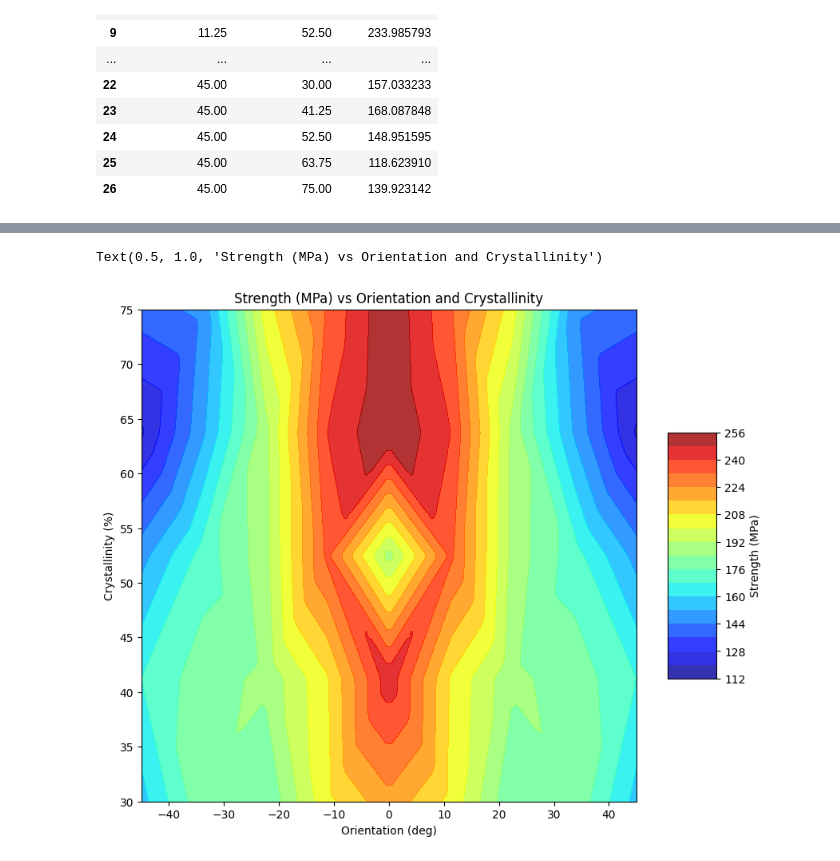
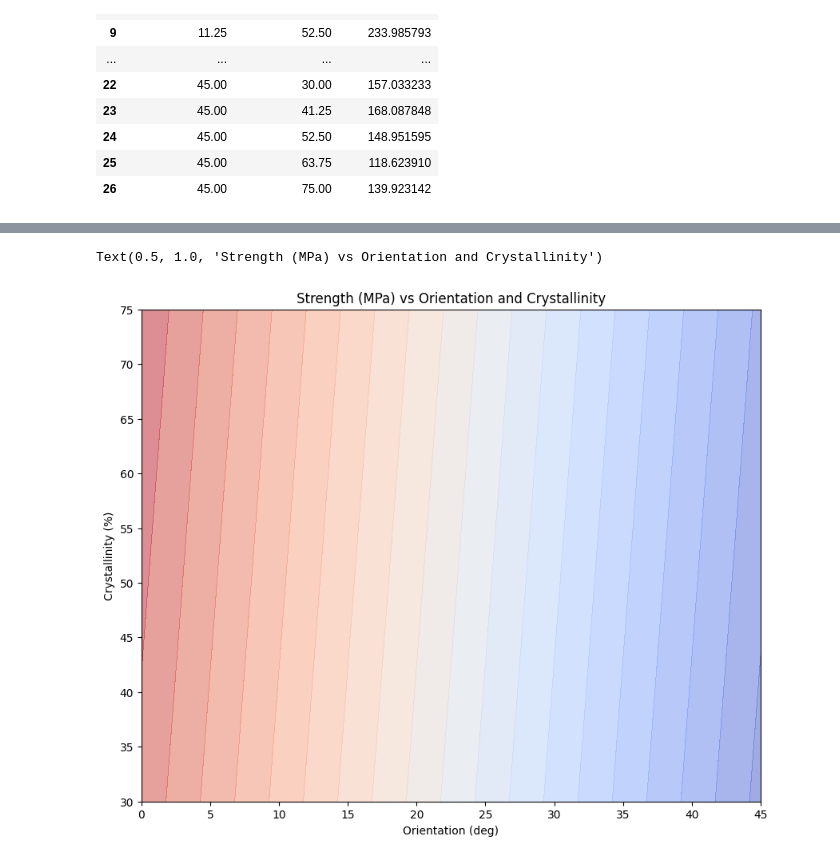
Before and after one commit to djoroya/DIMAT_DATA_CLEAN_AITEX, a Jupyter notebook: scripts/T02_modelling/T08_physical_data.ipynb, the cells around one changed output, grey strips where cells are left out. Drawn from its saved outputs; the diff is of its cells as text; code cells hidden in the pictures.

```diff
--- a/scripts/T02_modelling/T08_physical_data.ipynb
+++ b/scripts/T02_modelling/T08_physical_data.ipynb
@@ -25,11 +25,3 @@ df_physical
 | 24 | 45.00 | 52.50 | 148.951595 |
 | 25 | 45.00 | 63.75 | 118.623910 |
 | 26 | 45.00 | 75.00 | 139.923142 |
-# %%
-# add orientation column negative
-
-df_copy = df_physical.copy()
-df_copy['Orientation (deg)'] = df_copy['Orientation (deg)'].apply(lambda x: -x if x != 0 else x)
-
-# append the original data
-df_physical = pd.concat([df_physical, df_copy], ignore_index=True)
@@ -36,36 +41,51 @@ df_physical = pd.concat([df_physical, df_copy], ignore_index=True)
 # %%
-oirentation   = np.array(df_physical['Orientation (deg)'])
+orientation   = np.array(df_physical['Orientation (deg)'])
 crystallinity = np.array(df_physical['Crystallinity (%)'])
 strength      = np.array(df_physical['Strength (MPa)'])
 
 # plot contourf and scatter
 import matplotlib.pyplot as plt
-from mpl_toolkits.mplot3d import Axes3D
 from matplotlib import cm
-from matplotlib.ticker import LinearLocator, FormatStrFormatter
 from scipy.interpolate import griddata
-from mpl_toolkits.mplot3d import Axes3D
-from matplotlib import cm
-from matplotlib.ticker import LinearLocator, FormatStrFormatter
-from scipy.interpolate import griddata
+
 fig = plt.figure(figsize=(10, 8))
 ax = fig.add_subplot(111)
 # Create grid points
-xi = np.linspace(oirentation.min(), oirentation.max(), 100)
+xi = np.linspace(orientation.min(), orientation.max(), 100)
 yi = np.linspace(crystallinity.min(), crystallinity.max(), 100)
 xi, yi = np.meshgrid(xi, yi)
 # Interpolate the strength values on the grid
 
-zi = griddata((oirentation, crystallinity), strength, (xi, yi), method='linear')
+zi = griddata((orientation, crystallinity), strength, (xi, yi), method='cubic')
+
+# linear regression 2D orientation, crystallinity -> strength
+from sklearn import linear_model
+
+# Prepare the data for linear regression
+X = np.column_stack((orientation, crystallinity))
+y = strength
+# Create a linear regression model
+model = linear_model.LinearRegression()
+# Fit the model
+model.fit(X, y)
+
+# Predict the strength values using the model
+strength_pred = model.predict(np.column_stack((xi.ravel(), yi.ravel())))
+# Reshape the predicted values to match the grid shape
+strength_pred = strength_pred.reshape(xi.shape)
+# Plot the predicted strength values
+ax.contourf(xi, yi, strength_pred, 20, cmap=cm.coolwarm, alpha=0.5)
+
+
 # Plot the surface
-surf = ax.contourf(xi, yi, zi, 20, cmap=cm.jet, alpha=0.8)
+# surf = ax.contourf(xi, yi, zi, 20, cmap=cm.jet, alpha=0.8)
 # Plot the scatter points
 # colorbar
-plt.colorbar(surf, ax=ax, shrink=0.5, aspect=5, label='Strength (MPa)')
+# plt.colorbar(surf, ax=ax, shrink=0.5, aspect=5, label='Strength (MPa)')
 # labels
 ax.set_xlabel('Orientation (deg)')
 ax.set_ylabel('Crystallinity (%)')
 ax.set_title('Strength (MPa) vs Orientation and Crystallinity')
 # %% [output]
 Text(0.5, 1.0, 'Strength (MPa) vs Orientation and Crystallinity')
-[figure, old version]
+[figure, new version]
```
Also changed, not shown: parts of 6 cells of this notebook, 2 other files.
